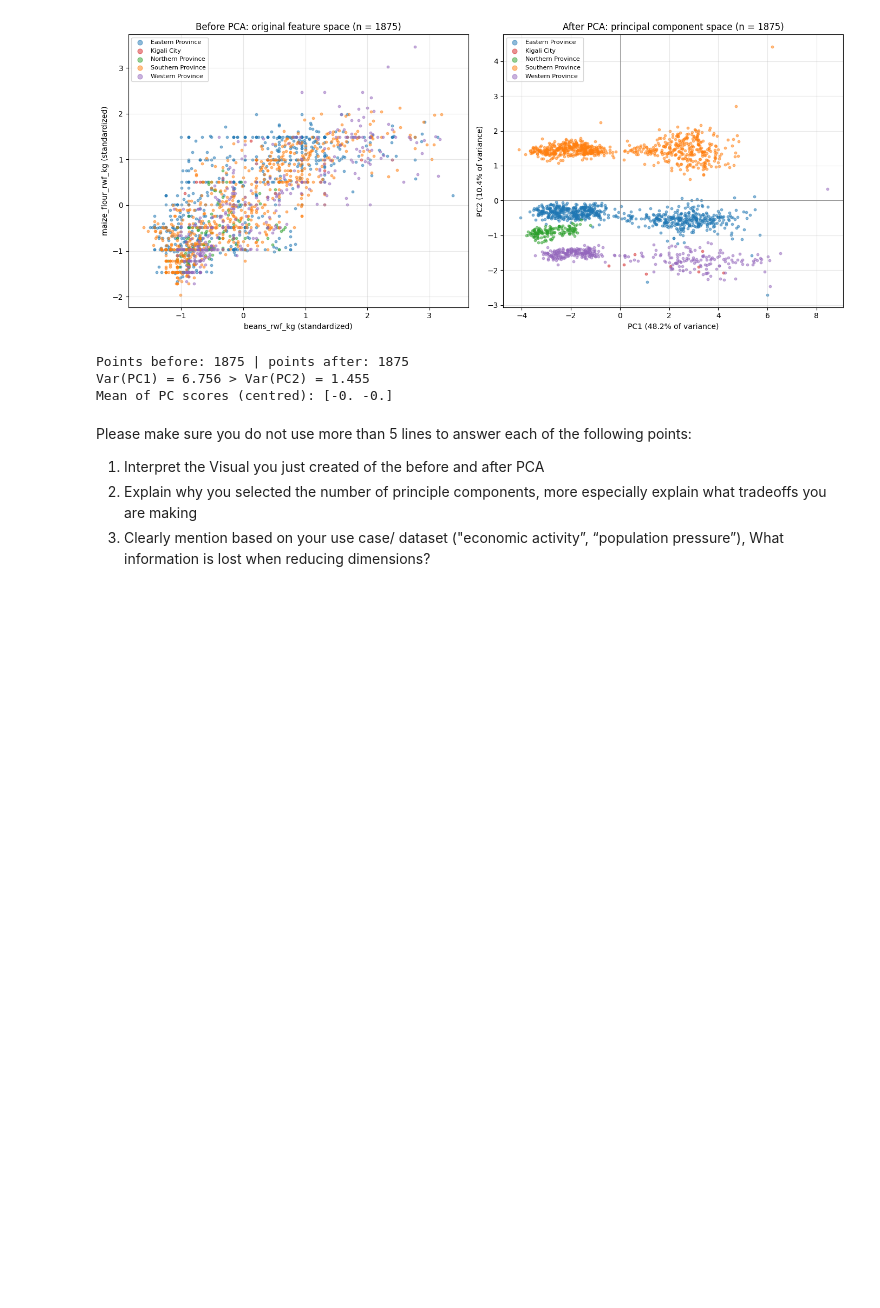
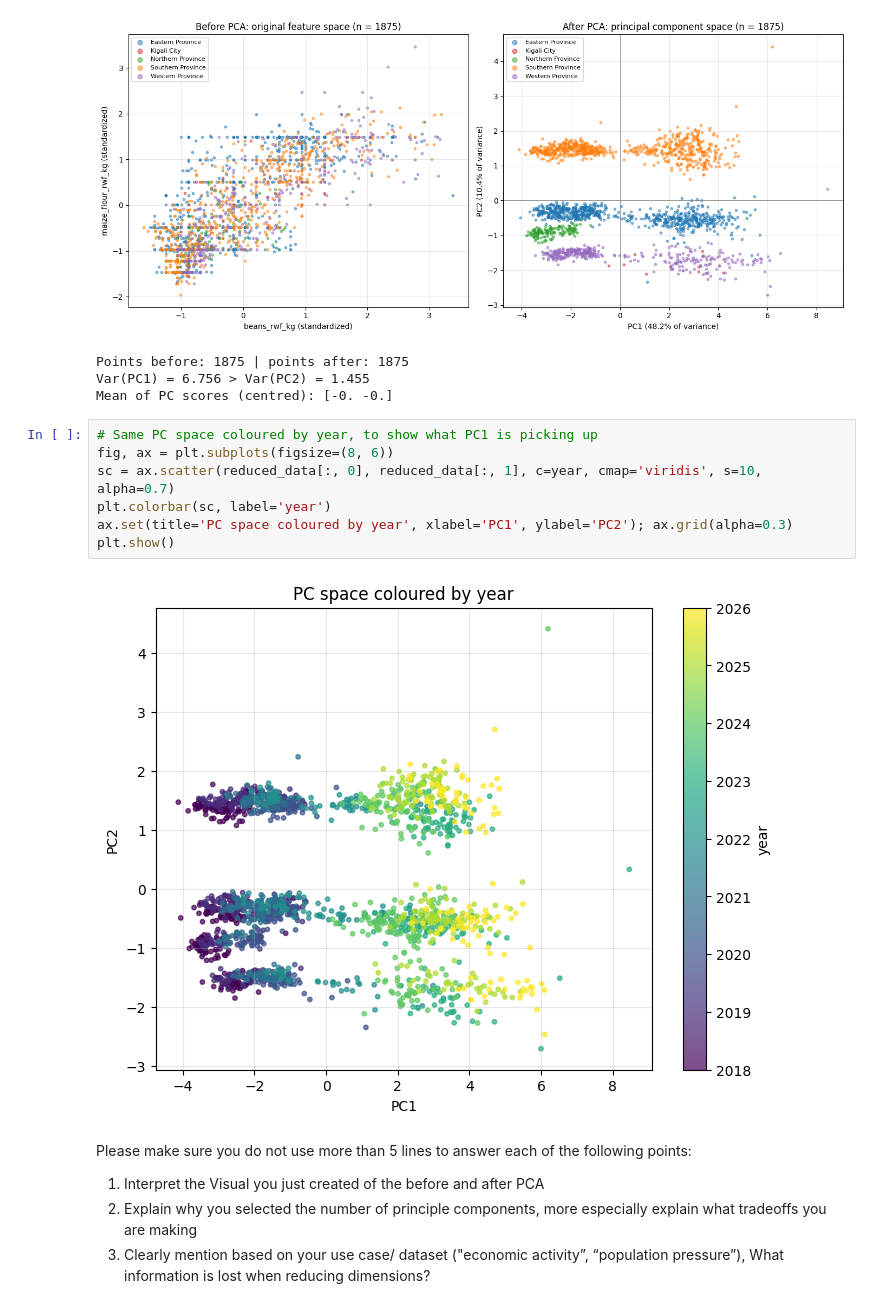
Before and after one commit to Abdull-Kudus/pca-rwanda-food-prices, a Jupyter notebook: PCA_Formative_1_Rwanda_Food_Prices.ipynb, the cells around one changed output. Cells and saved outputs as stored; diff of their text form; blank space fills up the shorter version.

Commit message:
chore: to show what PC1 is picking up

```diff
--- a/PCA_Formative_1_Rwanda_Food_Prices.ipynb
+++ b/PCA_Formative_1_Rwanda_Food_Prices.ipynb
@@ -493,6 +493,15 @@ print('Mean of PC scores (centred):', reduced_data[:, :2].mean(axis=0).round(6))
 Points before: 1875 | points after: 1875
 Var(PC1) = 6.756 > Var(PC2) = 1.455
 Mean of PC scores (centred): [-0. -0.]
+# %%
+# Same PC space coloured by year, to show what PC1 is picking up
+fig, ax = plt.subplots(figsize=(8, 6))
+sc = ax.scatter(reduced_data[:, 0], reduced_data[:, 1], c=year, cmap='viridis', s=10, alpha=0.7)
+plt.colorbar(sc, label='year')
+ax.set(title='PC space coloured by year', xlabel='PC1', ylabel='PC2'); ax.grid(alpha=0.3)
+plt.show()
+# %% [output]
+[figure, added]
 # %% [markdown]
 Please make sure you do not use more than 5 lines to answer each of the following points:
 
```
